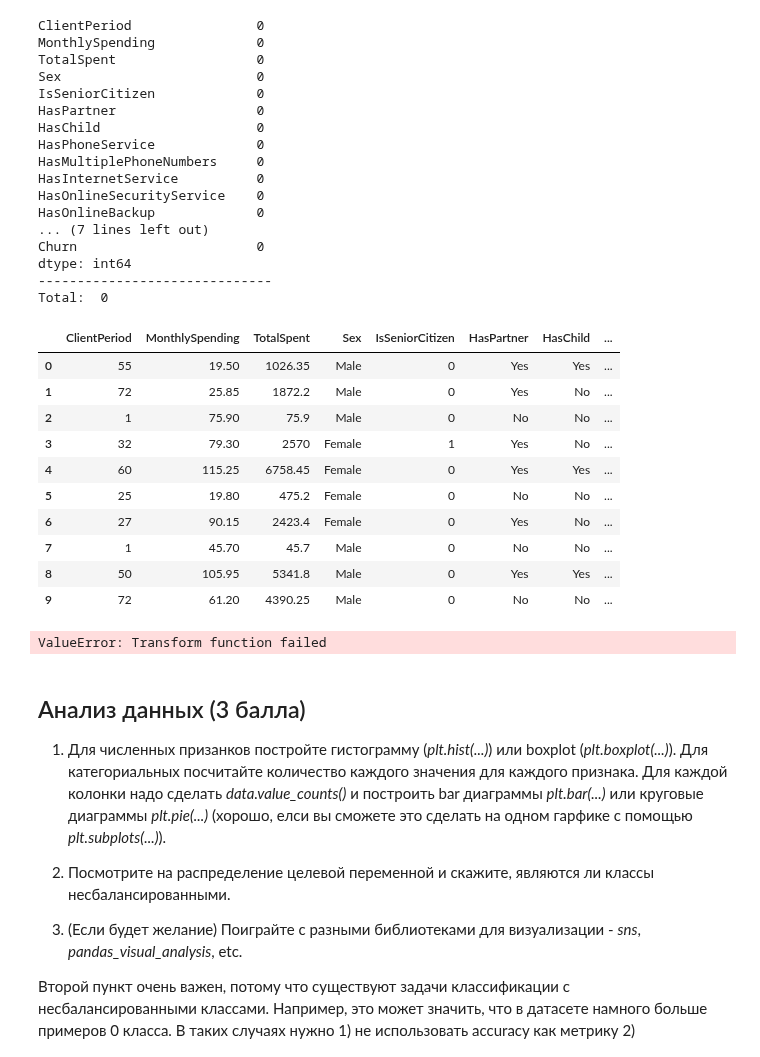
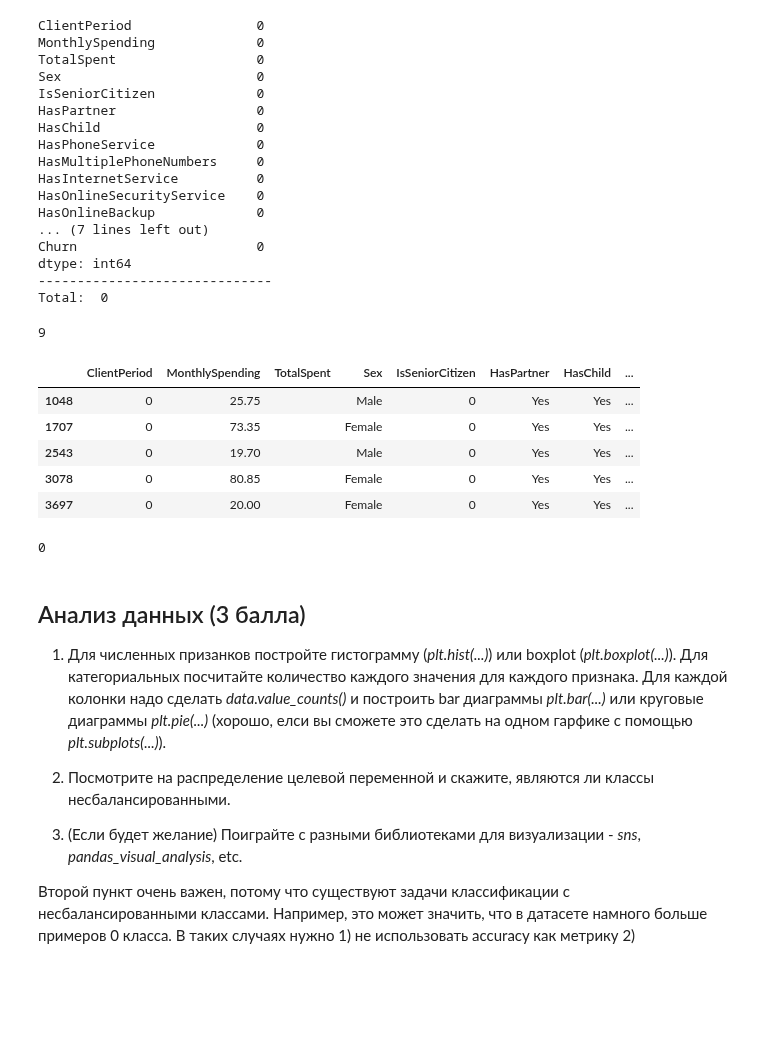
Before and after one commit to Felecort/DLS-Rush, a Jupyter notebook: DLS/8_homework/homework/baseline.ipynb, the cells around one changed output. Drawn from its saved outputs; the diff is of its cells as text; code cells hidden in the pictures; blank space fills up the shorter version.

```diff
--- a/DLS/8_homework/homework/baseline.ipynb
+++ b/DLS/8_homework/homework/baseline.ipynb
@@ -117,27 +116,3 @@ Churn                       0
 dtype: int64
 ------------------------------
 Total:  0
-# %%
-data.head(10)
-# %% [output]
-|  | ClientPeriod | MonthlySpending | TotalSpent | Sex | IsSeniorCitizen | HasPartner | HasChild | ... |
-| 0 | 55 | 19.50 | 1026.35 | Male | 0 | Yes | Yes | ... |
-| 1 | 72 | 25.85 | 1872.2 | Male | 0 | Yes | No | ... |
-| 2 | 1 | 75.90 | 75.9 | Male | 0 | No | No | ... |
-| 3 | 32 | 79.30 | 2570 | Female | 1 | Yes | No | ... |
-| 4 | 60 | 115.25 | 6758.45 | Female | 0 | Yes | Yes | ... |
-| 5 | 25 | 19.80 | 475.2 | Female | 0 | No | No | ... |
-| 6 | 27 | 90.15 | 2423.4 | Female | 0 | Yes | No | ... |
-| 7 | 1 | 45.70 | 45.7 | Male | 0 | No | No | ... |
-| 8 | 50 | 105.95 | 5341.8 | Male | 0 | Yes | Yes | ... |
-| 9 | 72 | 61.20 | 4390.25 | Male | 0 | No | No | ... |
-# %%
-# В столбце TotalSpent значения имеют тип данных Object
-# Заменим их на float
-# Но, т.к. в датасете есть пустые значения " ", конвертируем в строку, после чего заменим пропуски на 0
-# data["TotalSpent"] = data['TotalSpent'].astype("str").replace(' ', 0).astype(float)
-# data["TotalSpent"].dtypes
-# df.groupby('gr')[['val1', 'val2']].apply(lambda x: x.bfill().ffill())
-datadata.transform(lambda x: x["TotalSpent"] if x["TotalSpent"].astype("str") == " " else x["ClientPeriod"] * x["MonthlySpending"])
-# %% [output]
-ValueError: Transform function failed
@@ -145,0 +119,13 @@ data
+# %%
+# В TotalSpent есть пустые значения " ", их необходимо обработать
+tmp = data[data["TotalSpent"] == " "]
+display(len(tmp))
+tmp.head()
+# %% [output]
+9
+|  | ClientPeriod | MonthlySpending | TotalSpent | Sex | IsSeniorCitizen | HasPartner | HasChild | ... |
+| 1048 | 0 | 25.75 |  | Male | 0 | Yes | Yes | ... |
+| 1707 | 0 | 73.35 |  | Female | 0 | Yes | Yes | ... |
+| 2543 | 0 | 19.70 |  | Male | 0 | Yes | Yes | ... |
+| 3078 | 0 | 80.85 |  | Female | 0 | Yes | Yes | ... |
+| 3697 | 0 | 20.00 |  | Female | 0 | Yes | Yes | ... |
@@ -146,3 +134,7 @@ data
+# %%
+len(data[data["TotalSpent"] == " "])
+# %% [output]
+0
 # %% [markdown]
 ## Анализ данных (3 балла)
 
```
Also changed, not shown: parts of 13 cells of this notebook, 1 other file.
